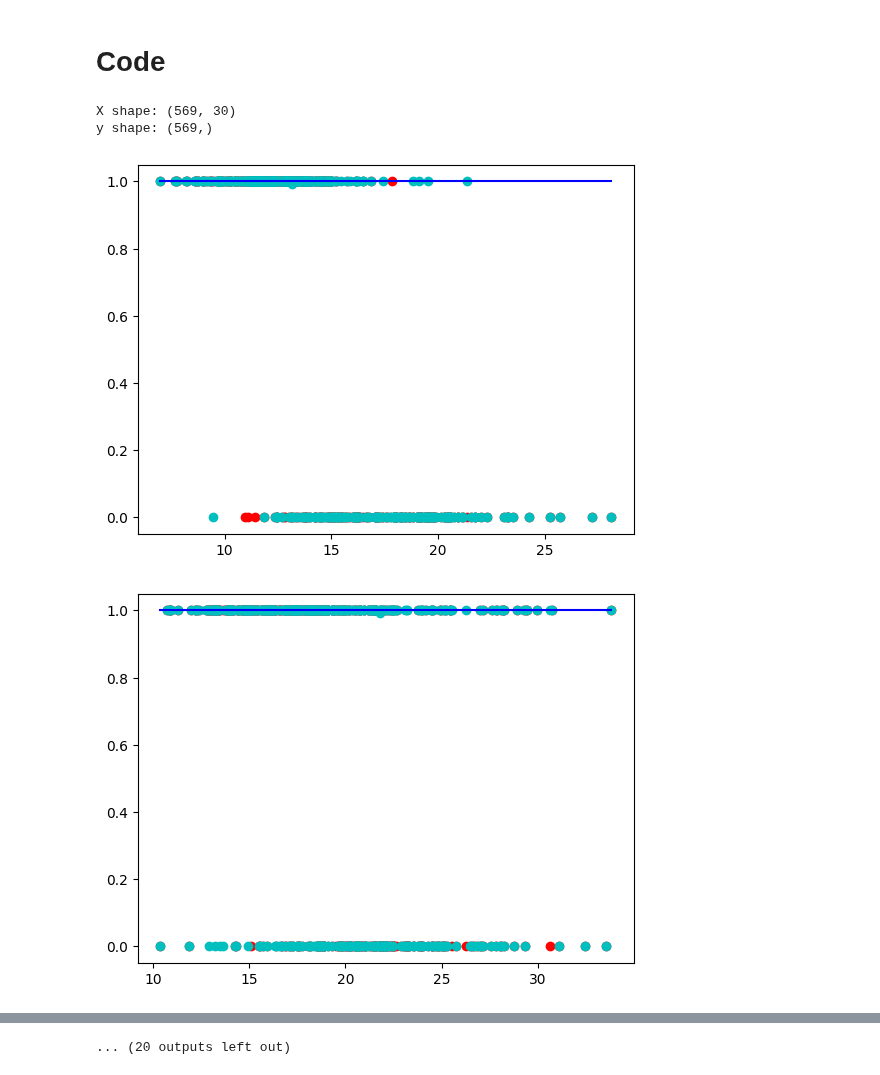
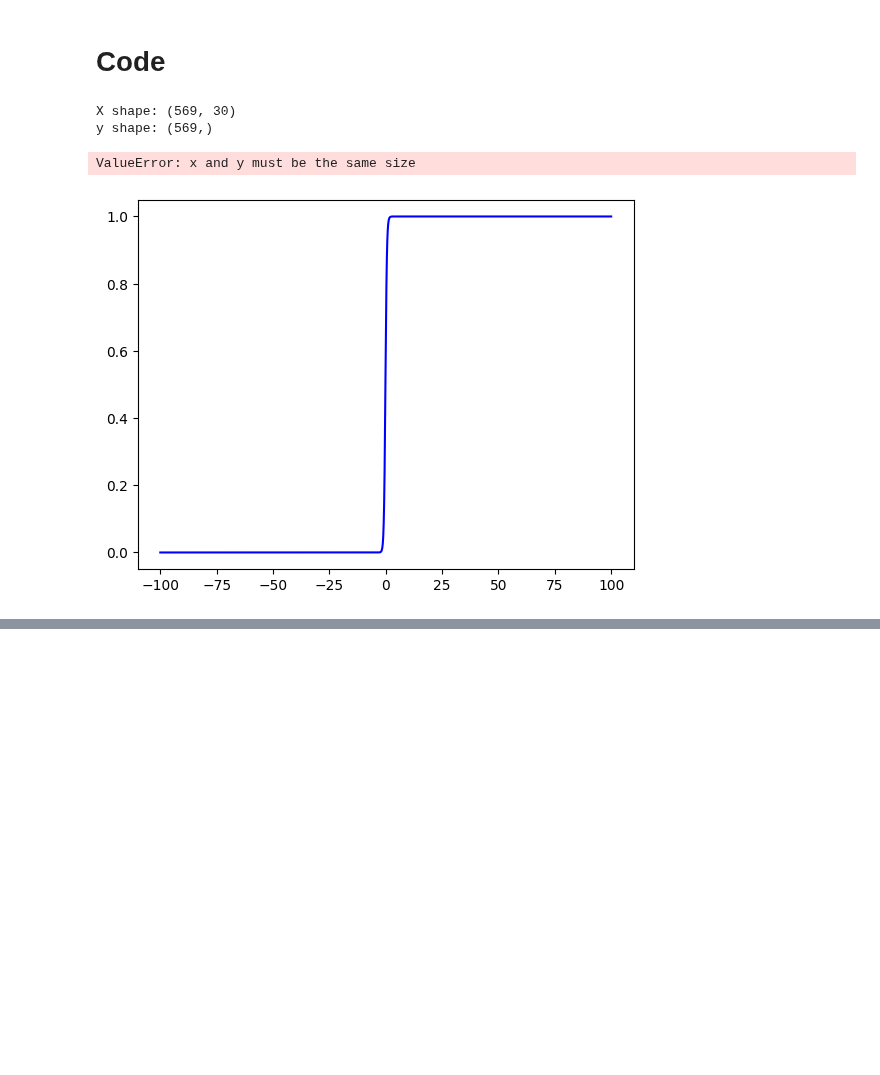
Before and after one commit to barzansaeedpour/foundations-of-machine-learning, a Jupyter notebook: 02_Supervised Learning/02_classification/Logistic Regression/01_logistic_regression_from_scratch.ipynb, the cells around one changed output, grey strips where cells are left out. Drawn from its saved outputs; the diff is of its cells as text; code cells hidden in the pictures; blank space fills up the shorter version.

Commit message:
working on logistic regression plots

```diff
--- a/02_Supervised Learning/02_classification/Logistic Regression/01_logistic_regression_from_scratch.ipynb
+++ b/02_Supervised Learning/02_classification/Logistic Regression/01_logistic_regression_from_scratch.ipynb
@@ -525,19 +525,22 @@ def plot_logistic(Data, predictions, y_true, predicted_w, predicted_b):
     number_of_features = Data.shape[1]
     for f in range(number_of_features):
         X = Data[:,f]
-        min_x = np.min(X)
-        max_x = np.max(X)
+        min_x = np.min(X) * -2
+        max_x = np.max(X) * 2
+        min_x = -100
+        max_x = 100
         z = np.linspace(min_x, max_x, 1000)
 
         y = plot_sigmoid(z,predicted_w[f], predicted_b)
-        plt.plot(z, y, 'b' , 'predicted sigmoid')
-        plt.scatter(X, y_true, c='y_true')
-        plt.scatter(X, predictions, c='predicted probability')
+        plt.plot(z, y, 'b' , c = 'b' ,label = 'predicted sigmoid')
+        plt.scatter(X, y_true, c= 'r' ,label='y_true')
+        # plt.scatter(X, predictions, c= 'g' ,label='predicted probability')
 
 
         # h = 1/(1+np.exp(-(np.prod(w.T,X) + b)))
         # plt.scatter(X[:,0] , predictions)
         # plt.scatter(X[:,0],h[:,0])
+        plt.legend()
         plt.show()
 
 class LogisticRegression():
@@ -564,44 +567,45 @@ class LogisticRegression():
             self.weights = self.weights - self.lr*dw
             self.bias = self.bias - self.lr*db
 
-            if itr == 500:
-                plot_logistic(X , predictions , y , self.weights, self.bias)
+            # if itr == self.n_iters-1:
+
 
     def predict(self, X):
         linear_pred = np.dot(X, self.weights) + self.bias
         y_pred = sigmoid(linear_pred)
+        plot_logistic(X , y_pred , y , self.weights, self.bias)
         class_pred = [0 if y<=0.5 else 1 for y in y_pred]
         return class_pred
 
 import numpy as np
 from sklearn.model_selection import train_test_split
 from sklearn import datasets
 import matplotlib.pyplot as plt
 
 bc = datasets.load_breast_cancer()
 X, y = bc.data, bc.target
 
 print(f"X shape: {X.shape}")
 print(f"y shape: {y.shape}")
 # Convert to DataFrame
 df = pd.DataFrame(bc.data, columns=bc.feature_names)
 df
 
 
 
 X_train, X_test, y_train, y_test = train_test_split(X, y, test_size=0.2, random_state=1234)
 
 clf = LogisticRegression(lr=0.01)
 clf.fit(X_train,y_train)
 y_pred = clf.predict(X_test)
 
 def accuracy(y_pred, y_test):
     return np.sum(y_pred==y_test)/len(y_test)
 
 acc = accuracy(y_pred, y_test)
 print(acc)
 # %% [output]
 X shape: (569, 30)
 y shape: (569,)
+ValueError: x and y must be the same size
-[figure, old version]
+[figure, new version]
-[figure, removed]
@@ -617 +611,0 @@ y shape: (569,)
-... (20 outputs left out)
```
Also changed, not shown: parts of 1 cell of this notebook.
